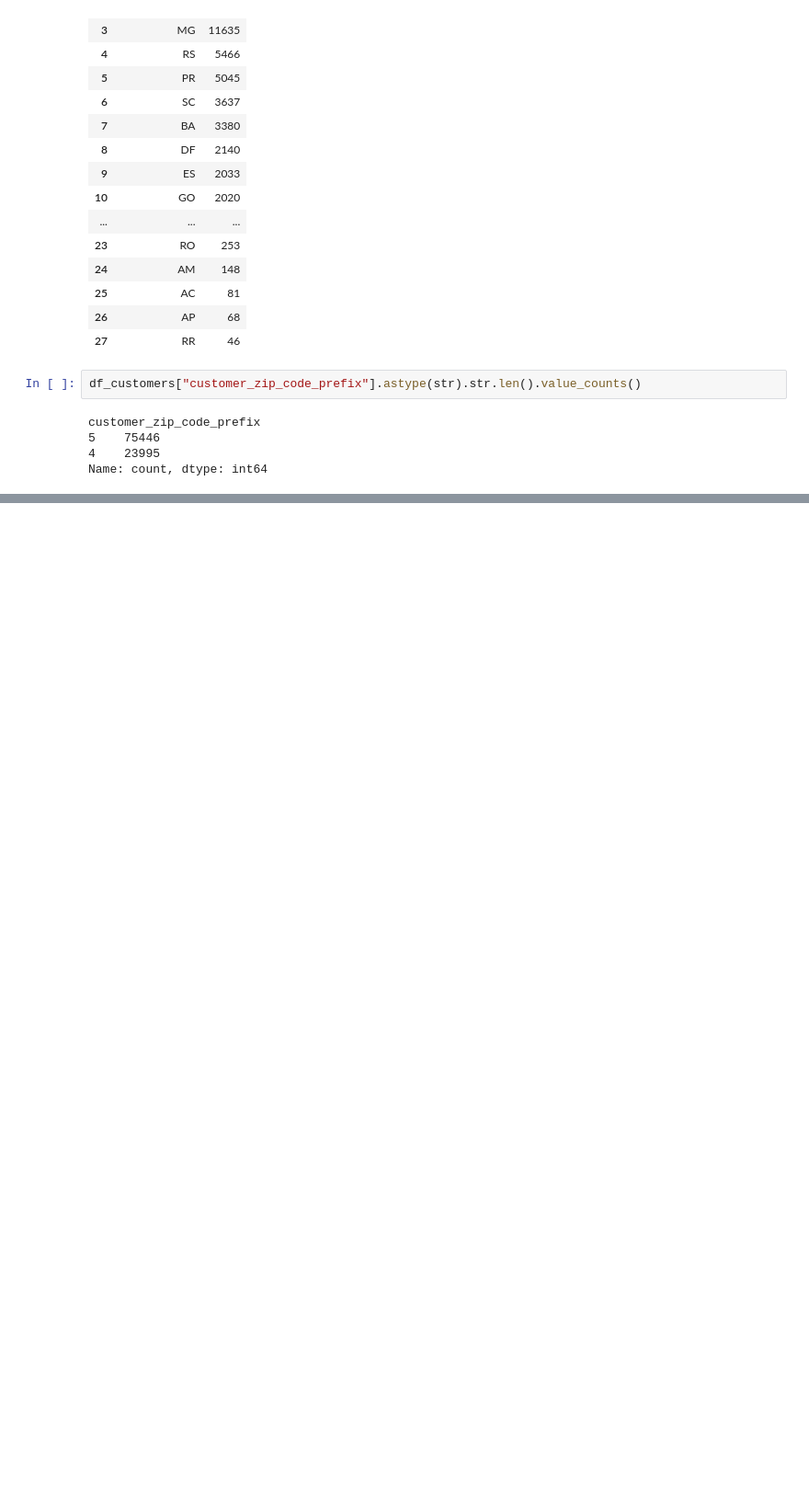
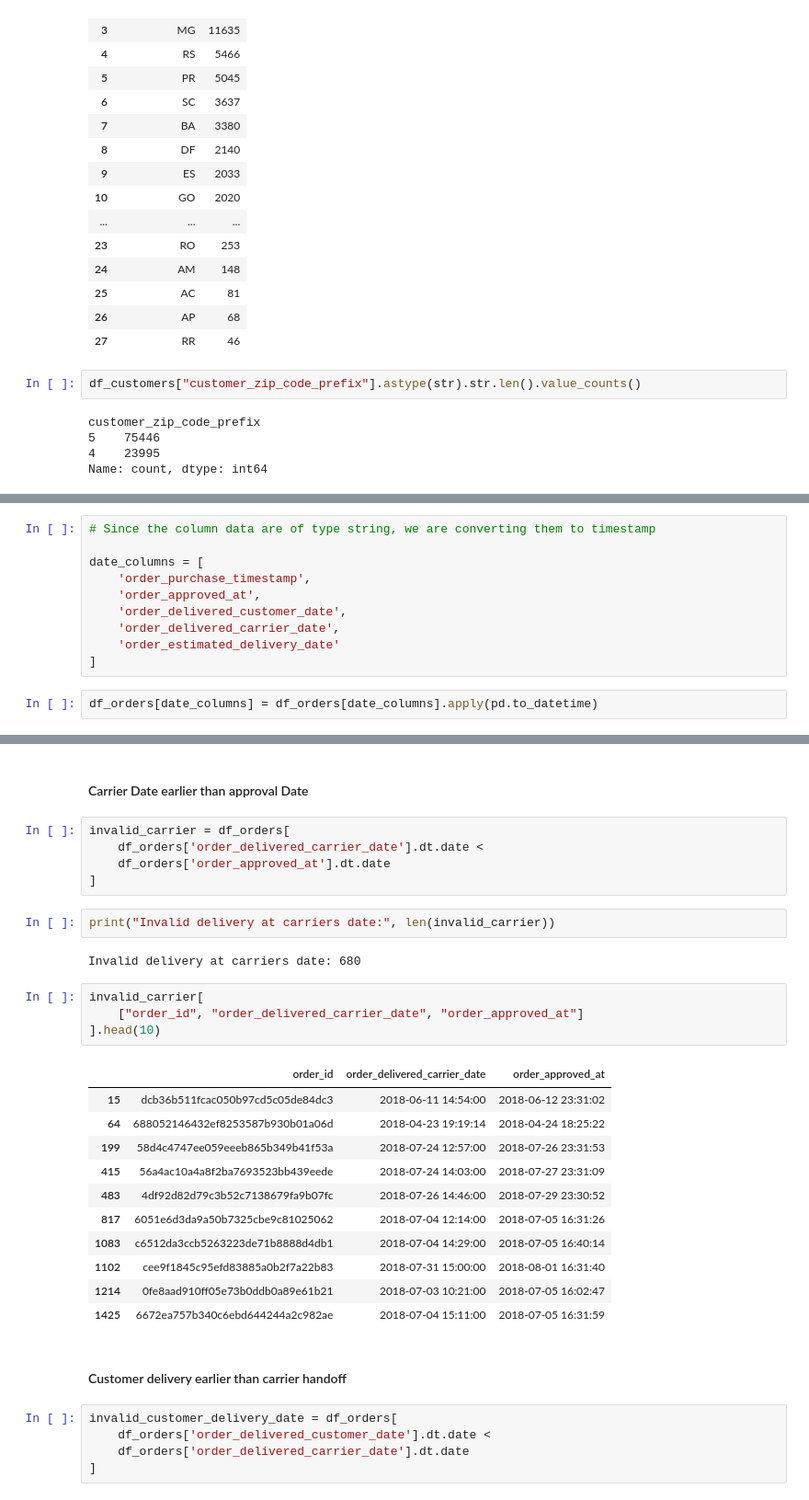
Before and after one commit to ErgysKorsita/ecommerce-batch-pipeline, a Jupyter notebook: notebooks/01_data_exploration.ipynb, the cells around one changed output, grey strips where cells are left out. Shown at 92% size. Saved outputs shown, nothing was run; the diff lists cells and outputs as text; blank space fills up the shorter version.

```diff
--- a/notebooks/01_data_exploration.ipynb
+++ b/notebooks/01_data_exploration.ipynb
@@ -216,0 +416,12 @@ Name: count, dtype: int64
+# %%
+# Since the column data are of type string, we are converting them to timestamp
+
+date_columns = [
+    'order_purchase_timestamp',
+    'order_approved_at',
+    'order_delivered_customer_date',
+    'order_delivered_carrier_date',
+    'order_estimated_delivery_date'
+]
+# %%
+df_orders[date_columns] = df_orders[date_columns].apply(pd.to_datetime)
@@ -216,0 +454,34 @@ Name: count, dtype: int64
+# %% [markdown]
+#### Carrier Date earlier than approval Date
+# %%
+invalid_carrier = df_orders[
+    df_orders['order_delivered_carrier_date'].dt.date <
+    df_orders['order_approved_at'].dt.date
+]
+# %%
+print("Invalid delivery at carriers date:", len(invalid_carrier))
+# %% [output]
+Invalid delivery at carriers date: 680
+# %%
+invalid_carrier[
+    ["order_id", "order_delivered_carrier_date", "order_approved_at"]
+].head(10)
+# %% [output]
+|  | order_id | order_delivered_carrier_date | order_approved_at |
+| 15 | dcb36b511fcac050b97cd5c05de84dc3 | 2018-06-11 14:54:00 | 2018-06-12 23:31:02 |
+| 64 | 688052146432ef8253587b930b01a06d | 2018-04-23 19:19:14 | 2018-04-24 18:25:22 |
+| 199 | 58d4c4747ee059eeeb865b349b41f53a | 2018-07-24 12:57:00 | 2018-07-26 23:31:53 |
+| 415 | 56a4ac10a4a8f2ba7693523bb439eede | 2018-07-24 14:03:00 | 2018-07-27 23:31:09 |
+| 483 | 4df92d82d79c3b52c7138679fa9b07fc | 2018-07-26 14:46:00 | 2018-07-29 23:30:52 |
+| 817 | 6051e6d3da9a50b7325cbe9c81025062 | 2018-07-04 12:14:00 | 2018-07-05 16:31:26 |
+| 1083 | c6512da3ccb5263223de71b8888d4db1 | 2018-07-04 14:29:00 | 2018-07-05 16:40:14 |
+| 1102 | cee9f1845c95efd83885a0b2f7a22b83 | 2018-07-31 15:00:00 | 2018-08-01 16:31:40 |
+| 1214 | 0fe8aad910ff05e73b0ddb0a89e61b21 | 2018-07-03 10:21:00 | 2018-07-05 16:02:47 |
+| 1425 | 6672ea757b340c6ebd644244a2c982ae | 2018-07-04 15:11:00 | 2018-07-05 16:31:59 |
+# %% [markdown]
+#### Customer delivery earlier than carrier handoff
+# %%
+invalid_customer_delivery_date = df_orders[
+    df_orders['order_delivered_customer_date'].dt.date <
+    df_orders['order_delivered_carrier_date'].dt.date
+]
```
Also changed, not shown: parts of 43 cells of this notebook, 1 other file.
